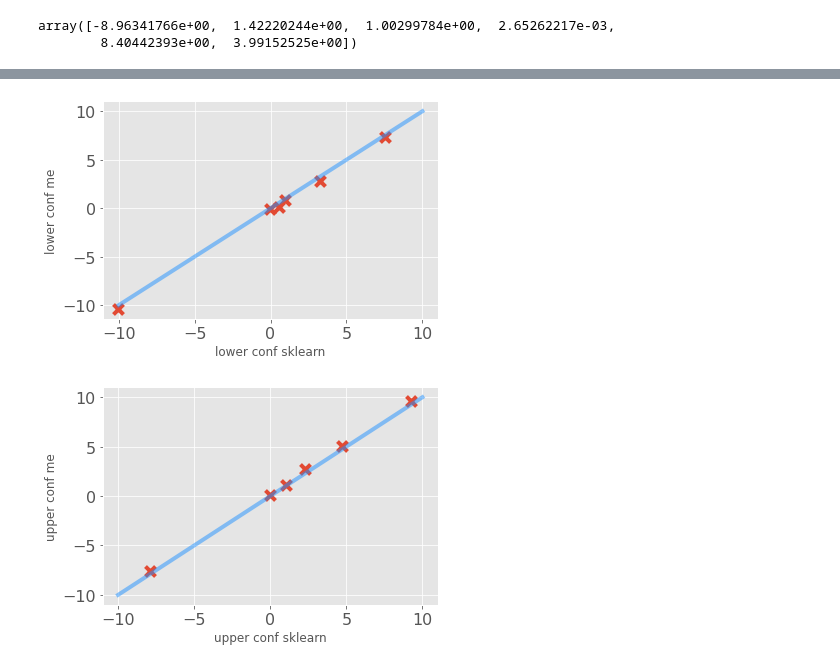
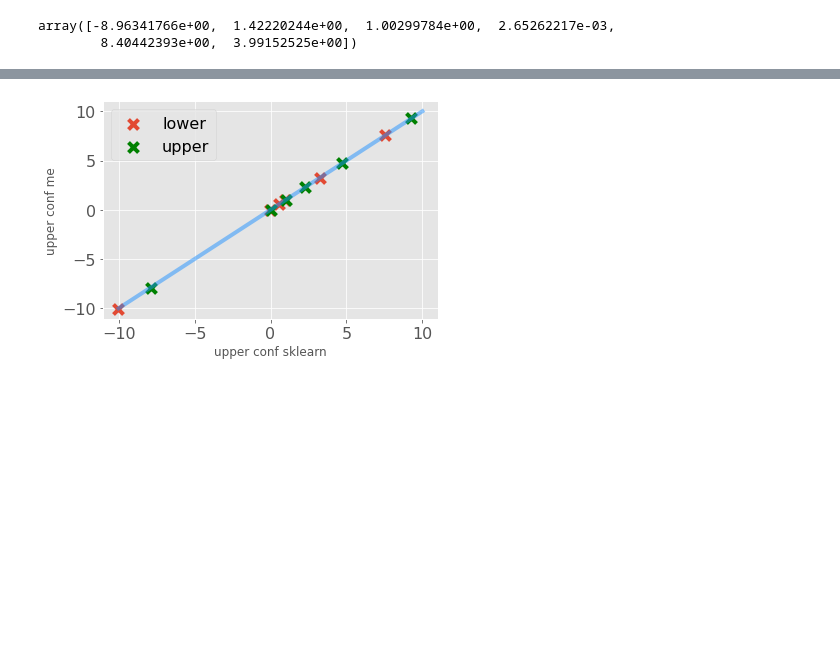
Before and after one commit to JulietteFranque/SDS383D_JF, a Jupyter notebook: exercises-03/notebooks/green_buildings.ipynb, the cells around one changed output, grey strips where cells are left out. Cells and saved outputs as stored; diff of their text form; code cells hidden in the pictures; blank space fills up the shorter version.

```diff
--- a/exercises-03/notebooks/green_buildings.ipynb
+++ b/exercises-03/notebooks/green_buildings.ipynb
@@ -25,6 +43,6 @@ X_intercept = sm.add_constant(X)
 # %%
-gibbs = gs.GibbsSampler(X, y, n_iter=3000)
+gibbs = gs.GibbsSampler(X, y, n_iter=3000, n_to_discard=100, fit_intercept=True)
 gibbs.fit()
 with open('traces.pickle', 'wb') as handle:
-    pickle.dump(gibbs.traces, handle, protocol=pickle.HIGHEST_PROTOCOL)
+   # pickle.dump(gibbs.traces, handle, protocol=pickle.HIGHEST_PROTOCOL)
 # %%
@@ -83,15 +158,14 @@ conf_up = betas_sklearn+t_crit*se
 est = sm.OLS(y, X_intercept)
 conf = est.fit().conf_int(alpha=0.05, cols=None)
 # %%
+gibbs_intervals = gibbs.calculate_confidence_intervals()
 plt.plot([-10,10],[-10,10],color='dodgerblue', alpha=.5)
-plt.scatter(conf_low, conf_interval[0],s=100, marker='x')
+plt.scatter(conf_low, conf_interval[0],s=100, marker='x', label='lower')
 plt.xlabel('lower conf sklearn')
 plt.ylabel('lower conf me')
-plt.figure()
-plt.plot([-10,10],[-10,10],color='dodgerblue', alpha=.5)
-plt.scatter(conf_up, conf_interval[1],s=100, marker='x')
+plt.scatter(conf_up, conf_interval[1],s=100, marker='x', label='upper', color='green')
 plt.xlabel('upper conf sklearn')
-plt.ylabel('upper conf me');
+plt.ylabel('upper conf me')
+plt.legend();
 # %% [output]
-[figure, old version]
+[figure, new version]
-[figure, removed]
```
Also changed, not shown: parts of 20 cells of this notebook, 4 other files.
